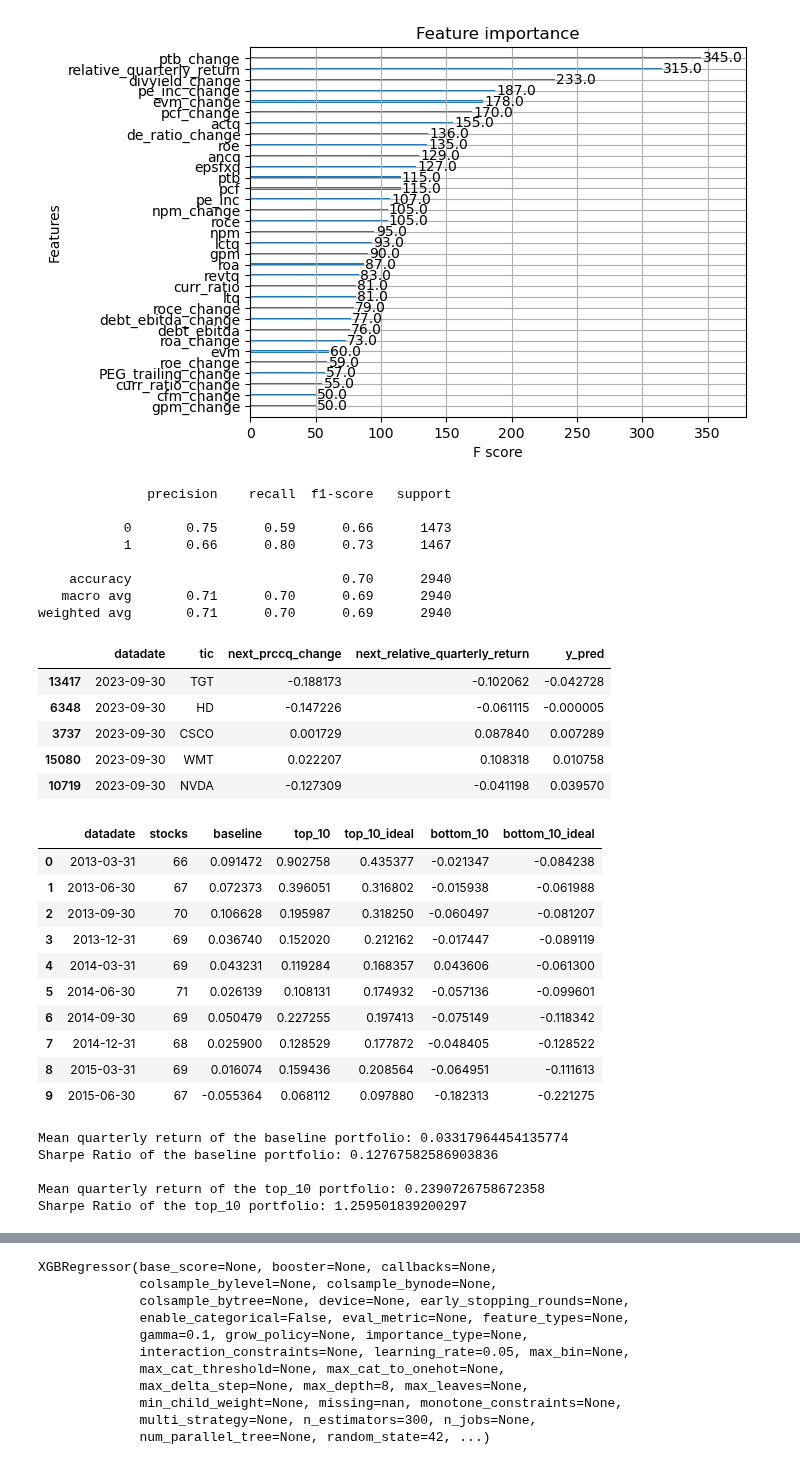
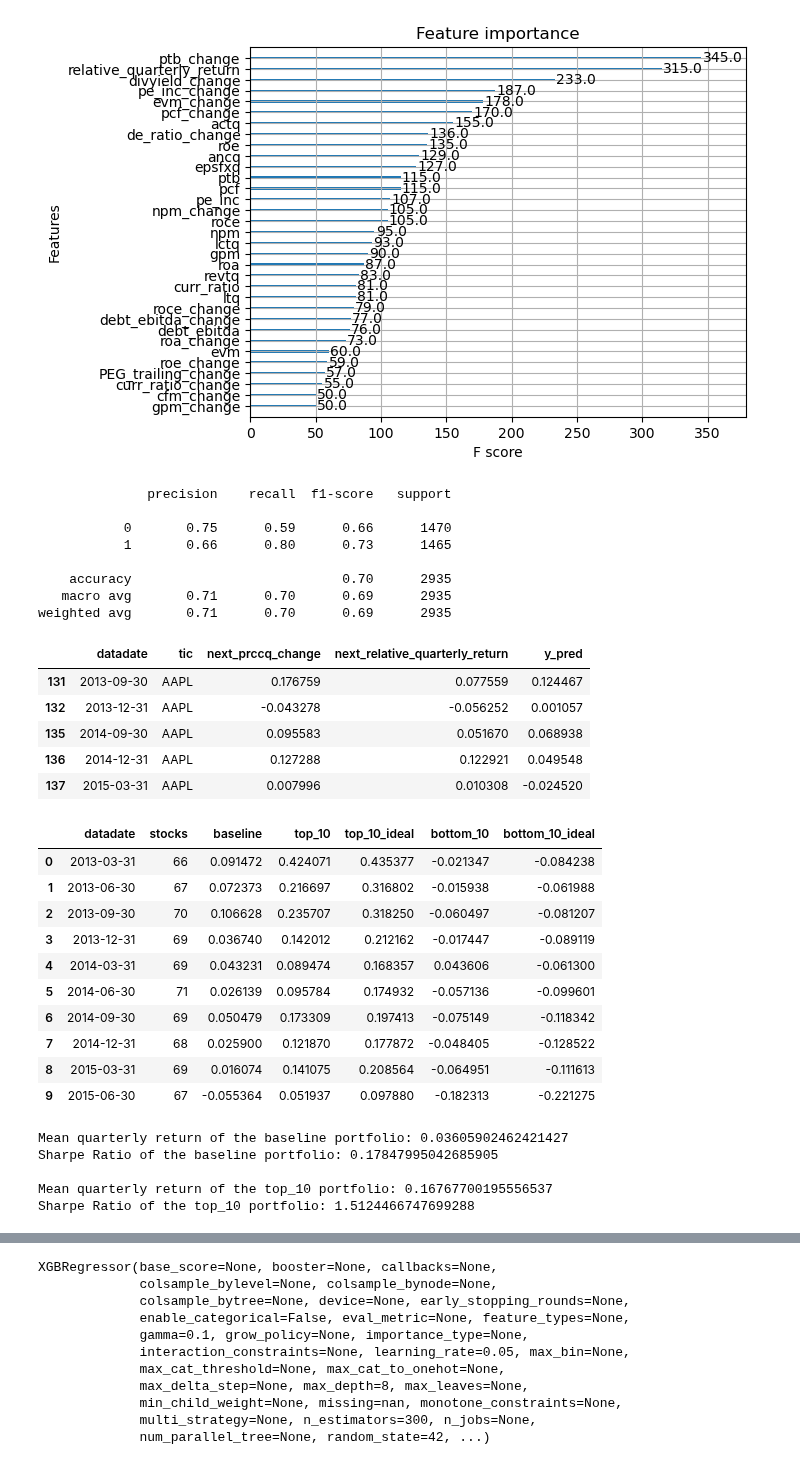
Before and after one commit to edocampione/4YP, a Jupyter notebook: models/global.ipynb, the cells around one changed output, grey strips where cells are left out. Drawn from its saved outputs; the diff is of its cells as text; code cells hidden in the pictures.

```diff
--- a/models/global.ipynb
+++ b/models/global.ipynb
@@ -133,7 +133,7 @@ memory usage: 3.8+ MB
 train_start_date = '1970-03-31'
 valid_start_date = '2010-03-31'
 test_start_date = '2013-03-31'
-end_date = '2025-03-31'
+end_date = '2023-09-30'
 
 train_df = df[(df['datadate'] >= train_start_date) & (df['datadate'] < valid_start_date)].sort_values(by=['tic', 'datadate'])
 valid_df = df[(df['datadate'] >= valid_start_date) & (df['datadate'] < test_start_date)].sort_values(by=['tic', 'datadate'])
@@ -292,12 +304,12 @@ print(classification_report(y_test_binary, y_test_pred_binary))
 # %% [output]
               precision    recall  f1-score   support
 
-           0       0.75      0.59      0.66      1473
-           1       0.66      0.80      0.73      1467
+           0       0.75      0.59      0.66      1470
+           1       0.66      0.80      0.73      1465
 
-    accuracy                           0.70      2940
-   macro avg       0.71      0.70      0.69      2940
-weighted avg       0.71      0.70      0.69      2940
+    accuracy                           0.70      2935
+   macro avg       0.71      0.70      0.69      2935
+weighted avg       0.71      0.70      0.69      2935
 # %%
 results['y_pred'] = y_test_pred
 #results = results.sort_values(by=['datadate', 'y_pred'])
@@ -305,53 +317,53 @@ results['y_pred'] = y_test_pred
 results.head()
 # %% [output]
 |  | datadate | tic | next_prccq_change | next_relative_quarterly_return | y_pred |
-| 13417 | 2023-09-30 | TGT | -0.188173 | -0.102062 | -0.042728 |
-| 6348 | 2023-09-30 | HD | -0.147226 | -0.061115 | -0.000005 |
-| 3737 | 2023-09-30 | CSCO | 0.001729 | 0.087840 | 0.007289 |
-| 15080 | 2023-09-30 | WMT | 0.022207 | 0.108318 | 0.010758 |
-| 10719 | 2023-09-30 | NVDA | -0.127309 | -0.041198 | 0.039570 |
+| 131 | 2013-09-30 | AAPL | 0.176759 | 0.077559 | 0.124467 |
+| 132 | 2013-12-31 | AAPL | -0.043278 | -0.056252 | 0.001057 |
+| 135 | 2014-09-30 | AAPL | 0.095583 | 0.051670 | 0.068938 |
+| 136 | 2014-12-31 | AAPL | 0.127288 | 0.122921 | 0.049548 |
+| 137 | 2015-03-31 | AAPL | 0.007996 | 0.010308 | -0.024520 |
 # %%
 # Group by 'datadate' and calculate the count of rows and the mean of 'next_prccq_change'
 df_avg = results.groupby('datadate').agg(
     stocks=('next_prccq_change', 'size'),
     baseline=('next_prccq_change', 'mean')
 ).reset_index()
 
 
 # Add a 'top_10' column that contains the average of the top 10 highest 'y_pred' for each quarter
 df_avg['top_10'] = results.groupby('datadate').apply(
-    lambda x: x.nlargest(3, 'y_pred')['next_prccq_change'].mean()
+    lambda x: x.nlargest(10, 'y_pred')['next_prccq_change'].mean()
 ).reset_index(level=0, drop=True)
 
 
 df_avg['top_10_ideal'] = results.groupby('datadate').apply(
     lambda x: x.nlargest(10, 'next_prccq_change')['next_prccq_change'].mean()
 ).reset_index(level=0, drop=True)
 
 
 df_avg['bottom_10'] = results.groupby('datadate').apply(
     lambda x: x.nsmallest(10, 'y_pred')['next_prccq_change'].mean()
 ).reset_index(level=0, drop=True)
 
 
 df_avg['bottom_10_ideal'] = results.groupby('datadate').apply(
     lambda x: x.nsmallest(10, 'next_prccq_change')['next_prccq_change'].mean()
 ).reset_index(level=0, drop=True)
 
 # Show the first few rows of the new dataframe
 df_avg.head(10)
 # %% [output]
 |  | datadate | stocks | baseline | top_10 | top_10_ideal | bottom_10 | bottom_10_ideal |
-| 0 | 2013-03-31 | 66 | 0.091472 | 0.902758 | 0.435377 | -0.021347 | -0.084238 |
-| 1 | 2013-06-30 | 67 | 0.072373 | 0.396051 | 0.316802 | -0.015938 | -0.061988 |
-| 2 | 2013-09-30 | 70 | 0.106628 | 0.195987 | 0.318250 | -0.060497 | -0.081207 |
-| 3 | 2013-12-31 | 69 | 0.036740 | 0.152020 | 0.212162 | -0.017447 | -0.089119 |
-| 4 | 2014-03-31 | 69 | 0.043231 | 0.119284 | 0.168357 | 0.043606 | -0.061300 |
-| 5 | 2014-06-30 | 71 | 0.026139 | 0.108131 | 0.174932 | -0.057136 | -0.099601 |
-| 6 | 2014-09-30 | 69 | 0.050479 | 0.227255 | 0.197413 | -0.075149 | -0.118342 |
-| 7 | 2014-12-31 | 68 | 0.025900 | 0.128529 | 0.177872 | -0.048405 | -0.128522 |
-| 8 | 2015-03-31 | 69 | 0.016074 | 0.159436 | 0.208564 | -0.064951 | -0.111613 |
-| 9 | 2015-06-30 | 67 | -0.055364 | 0.068112 | 0.097880 | -0.182313 | -0.221275 |
+| 0 | 2013-03-31 | 66 | 0.091472 | 0.424071 | 0.435377 | -0.021347 | -0.084238 |
+| 1 | 2013-06-30 | 67 | 0.072373 | 0.216697 | 0.316802 | -0.015938 | -0.061988 |
+| 2 | 2013-09-30 | 70 | 0.106628 | 0.235707 | 0.318250 | -0.060497 | -0.081207 |
+| 3 | 2013-12-31 | 69 | 0.036740 | 0.142012 | 0.212162 | -0.017447 | -0.089119 |
+| 4 | 2014-03-31 | 69 | 0.043231 | 0.089474 | 0.168357 | 0.043606 | -0.061300 |
+| 5 | 2014-06-30 | 71 | 0.026139 | 0.095784 | 0.174932 | -0.057136 | -0.099601 |
+| 6 | 2014-09-30 | 69 | 0.050479 | 0.173309 | 0.197413 | -0.075149 | -0.118342 |
+| 7 | 2014-12-31 | 68 | 0.025900 | 0.121870 | 0.177872 | -0.048405 | -0.128522 |
+| 8 | 2015-03-31 | 69 | 0.016074 | 0.141075 | 0.208564 | -0.064951 | -0.111613 |
+| 9 | 2015-06-30 | 67 | -0.055364 | 0.051937 | 0.097880 | -0.182313 | -0.221275 |
 # %%
 for portfolio in ['baseline', 'top_10']:
 
@@ -371,11 +383,11 @@ for portfolio in ['baseline', 'top_10']:
     print(f"Sharpe Ratio of the {portfolio} portfolio: {sharpe_ratio}")
     print("")
 # %% [output]
-Mean quarterly return of the baseline portfolio: 0.03317964454135774
-Sharpe Ratio of the baseline portfolio: 0.12767582586903836
+Mean quarterly return of the baseline portfolio: 0.03605902462421427
+Sharpe Ratio of the baseline portfolio: 0.17847995042685905
 
-Mean quarterly return of the top_10 portfolio: 0.2390726758672358
-Sharpe Ratio of the top_10 portfolio: 1.259501839200297
+Mean quarterly return of the top_10 portfolio: 0.16767700195556537
+Sharpe Ratio of the top_10 portfolio: 1.5124466747699288
 # %%
 import plotly.graph_objects as go
 
```
Also changed, not shown: parts of 8 cells of this notebook.
